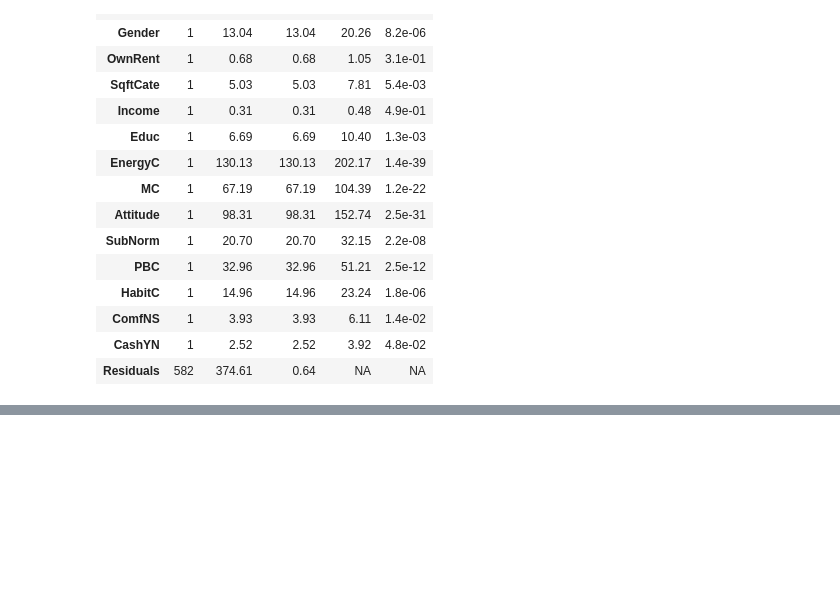
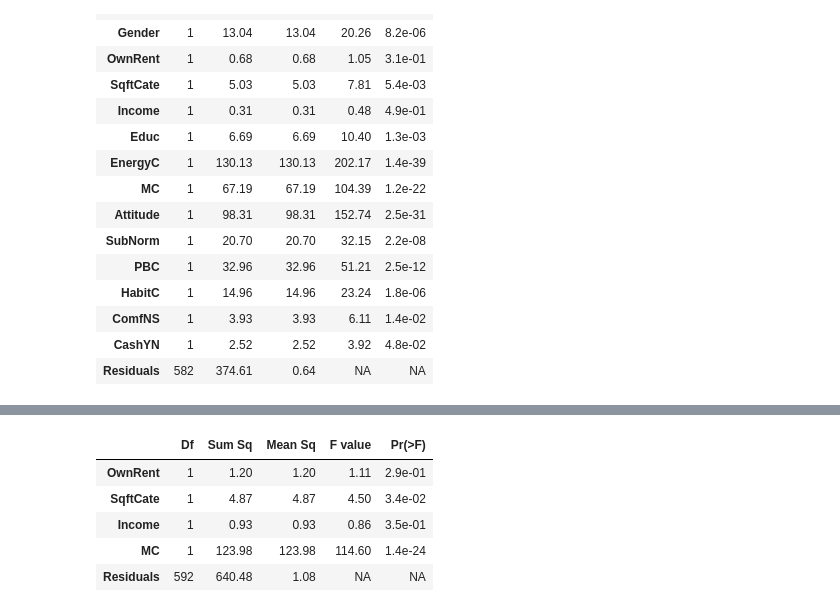
Before and after one commit to audrism/powerstats, a Jupyter notebook: Hypothesis_INT.ipynb, the cells around one changed output, grey strips where cells are left out. Drawn from its saved outputs; the diff is of its cells as text; code cells hidden in the pictures; blank space fills up the shorter version.

```diff
--- a/Hypothesis_INT.ipynb
+++ b/Hypothesis_INT.ipynb
@@ -394,3 +394,9 @@ anova(mod)
 | ComfNS | 1 | 3.93 | 3.93 | 6.11 | 1.4e-02 |
 | CashYN | 1 | 2.52 | 2.52 | 3.92 | 4.8e-02 |
 | Residuals | 582 | 374.61 | 0.64 | NA | NA |
+# %%
+#added CashYN to model
+econ = c("OwnRent","SqftCate","Income","MC")
+fmla <- as.formula(paste("INT",paste(econ,collapse="+"),sep="~"));
+mod = lm(fmla,data=data2)
+summary(mod)
@@ -396,0 +424,9 @@ anova(mod)
+# %%
+anova(mod)
+# %% [output]
+|  | Df | Sum Sq | Mean Sq | F value | Pr(>F) |
+| OwnRent | 1 | 1.20 | 1.20 | 1.11 | 2.9e-01 |
+| SqftCate | 1 | 4.87 | 4.87 | 4.50 | 3.4e-02 |
+| Income | 1 | 0.93 | 0.93 | 0.86 | 3.5e-01 |
+| MC | 1 | 123.98 | 123.98 | 114.60 | 1.4e-24 |
+| Residuals | 592 | 640.48 | 1.08 | NA | NA |
```
Also changed, not shown: parts of 4 cells of this notebook.
